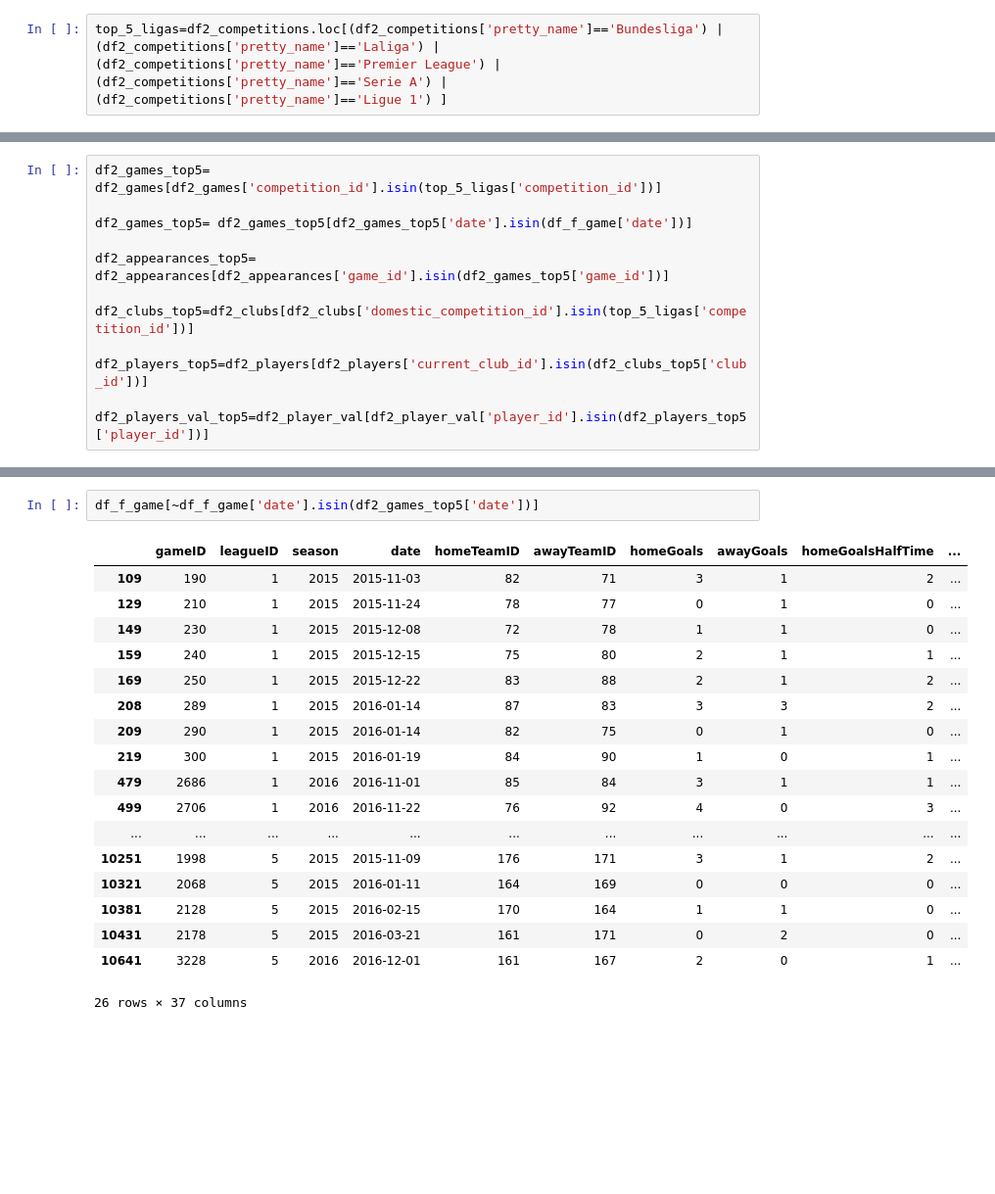
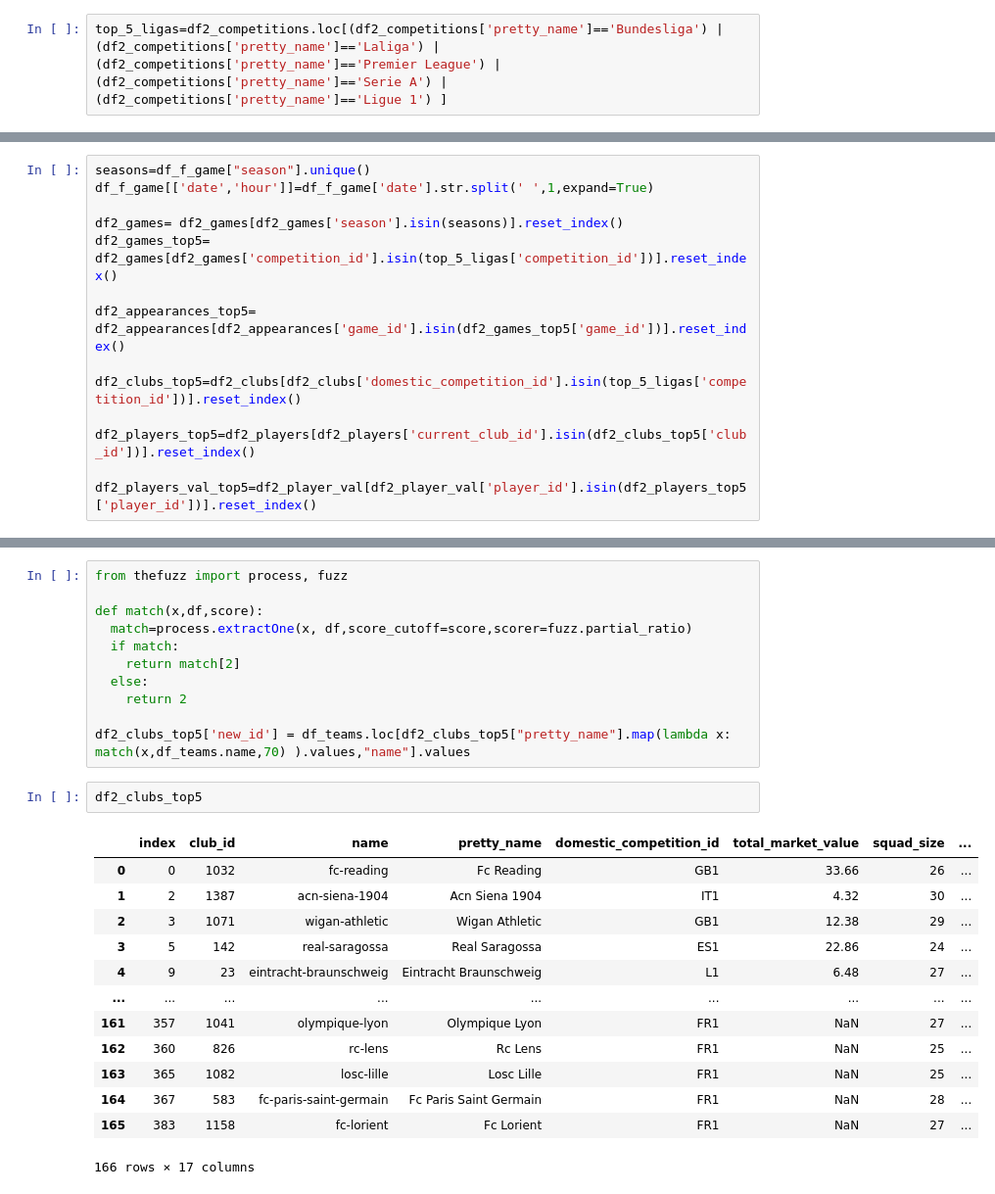
Before and after one commit to mcannoni/soccer_database, a Jupyter notebook: ProyectoDS_ParteI_+Cannoni+Poses.ipynb, the cells around one changed output, grey strips where cells are left out. Shown: that part at 98% size. Cells and saved outputs as stored; diff of their text form; blank space fills up the shorter version.

```diff
--- a/ProyectoDS_ParteI_+Cannoni+Poses.ipynb
+++ b/ProyectoDS_ParteI_+Cannoni+Poses.ipynb
@@ -203,14 +211,16 @@ from thefuzz import process
    # See note below
 top_5_ligas['new_id'] = df_leagues.loc[top_5_ligas["name"].map(lambda x: process.extractOne(x, df_leagues.name)[2]).values,'leagueID'].values
 # %%
-df2_games_top5= df2_games[df2_games['competition_id'].isin(top_5_ligas['competition_id'])]
+seasons=df_f_game["season"].unique()
+df_f_game[['date','hour']]=df_f_game['date'].str.split(' ',1,expand=True)
 
-df2_games_top5= df2_games_top5[df2_games_top5['date'].isin(df_f_game['date'])]
+df2_games= df2_games[df2_games['season'].isin(seasons)].reset_index()
+df2_games_top5= df2_games[df2_games['competition_id'].isin(top_5_ligas['competition_id'])].reset_index()
 
-df2_appearances_top5= df2_appearances[df2_appearances['game_id'].isin(df2_games_top5['game_id'])]
+df2_appearances_top5= df2_appearances[df2_appearances['game_id'].isin(df2_games_top5['game_id'])].reset_index()
 
-df2_clubs_top5=df2_clubs[df2_clubs['domestic_competition_id'].isin(top_5_ligas['competition_id'])]
+df2_clubs_top5=df2_clubs[df2_clubs['domestic_competition_id'].isin(top_5_ligas['competition_id'])].reset_index()
 
-df2_players_top5=df2_players[df2_players['current_club_id'].isin(df2_clubs_top5['club_id'])]
+df2_players_top5=df2_players[df2_players['current_club_id'].isin(df2_clubs_top5['club_id'])].reset_index()
 
-df2_players_val_top5=df2_player_val[df2_player_val['player_id'].isin(df2_players_top5['player_id'])]
+df2_players_val_top5=df2_player_val[df2_player_val['player_id'].isin(df2_players_top5['player_id'])].reset_index()
@@ -235,21 +227,27 @@ df2_games_top5
-# %%
-df_f_game[~df_f_game['date'].isin(df2_games_top5['date'])]
-# %% [output]
-|  | gameID | leagueID | season | date | homeTeamID | awayTeamID | homeGoals | awayGoals | homeGoalsHalfTime | ... |
-| 109 | 190 | 1 | 2015 | 2015-11-03 | 82 | 71 | 3 | 1 | 2 | ... |
-| 129 | 210 | 1 | 2015 | 2015-11-24 | 78 | 77 | 0 | 1 | 0 | ... |
-| 149 | 230 | 1 | 2015 | 2015-12-08 | 72 | 78 | 1 | 1 | 0 | ... |
-| 159 | 240 | 1 | 2015 | 2015-12-15 | 75 | 80 | 2 | 1 | 1 | ... |
-| 169 | 250 | 1 | 2015 | 2015-12-22 | 83 | 88 | 2 | 1 | 2 | ... |
-| 208 | 289 | 1 | 2015 | 2016-01-14 | 87 | 83 | 3 | 3 | 2 | ... |
-| 209 | 290 | 1 | 2015 | 2016-01-14 | 82 | 75 | 0 | 1 | 0 | ... |
-| 219 | 300 | 1 | 2015 | 2016-01-19 | 84 | 90 | 1 | 0 | 1 | ... |
-| 479 | 2686 | 1 | 2016 | 2016-11-01 | 85 | 84 | 3 | 1 | 1 | ... |
-| 499 | 2706 | 1 | 2016 | 2016-11-22 | 76 | 92 | 4 | 0 | 3 | ... |
-| ... | ... | ... | ... | ... | ... | ... | ... | ... | ... | ... |
-| 10251 | 1998 | 5 | 2015 | 2015-11-09 | 176 | 171 | 3 | 1 | 2 | ... |
-| 10321 | 2068 | 5 | 2015 | 2016-01-11 | 164 | 169 | 0 | 0 | 0 | ... |
-| 10381 | 2128 | 5 | 2015 | 2016-02-15 | 170 | 164 | 1 | 1 | 0 | ... |
-| 10431 | 2178 | 5 | 2015 | 2016-03-21 | 161 | 171 | 0 | 2 | 0 | ... |
-| 10641 | 3228 | 5 | 2016 | 2016-12-01 | 161 | 167 | 2 | 0 | 1 | ... |
-26 rows × 37 columns
+# %%
+from thefuzz import process, fuzz
+
+def match(x,df,score):
+  match=process.extractOne(x, df,score_cutoff=score,scorer=fuzz.partial_ratio)
+  if match:
+    return match[2]
+  else:
+    return 2
+
+df2_clubs_top5['new_id'] = df_teams.loc[df2_clubs_top5["pretty_name"].map(lambda x: match(x,df_teams.name,70) ).values,"name"].values
+# %%
+df2_clubs_top5
+# %% [output]
+|  | index | club_id | name | pretty_name | domestic_competition_id | total_market_value | squad_size | ... |
+| 0 | 0 | 1032 | fc-reading | Fc Reading | GB1 | 33.66 | 26 | ... |
+| 1 | 2 | 1387 | acn-siena-1904 | Acn Siena 1904 | IT1 | 4.32 | 30 | ... |
+| 2 | 3 | 1071 | wigan-athletic | Wigan Athletic | GB1 | 12.38 | 29 | ... |
+| 3 | 5 | 142 | real-saragossa | Real Saragossa | ES1 | 22.86 | 24 | ... |
+| 4 | 9 | 23 | eintracht-braunschweig | Eintracht Braunschweig | L1 | 6.48 | 27 | ... |
+| ... | ... | ... | ... | ... | ... | ... | ... | ... |
+| 161 | 357 | 1041 | olympique-lyon | Olympique Lyon | FR1 | NaN | 27 | ... |
+| 162 | 360 | 826 | rc-lens | Rc Lens | FR1 | NaN | 25 | ... |
+| 163 | 365 | 1082 | losc-lille | Losc Lille | FR1 | NaN | 25 | ... |
+| 164 | 367 | 583 | fc-paris-saint-germain | Fc Paris Saint Germain | FR1 | NaN | 28 | ... |
+| 165 | 383 | 1158 | fc-lorient | Fc Lorient | FR1 | NaN | 27 | ... |
+166 rows × 17 columns
```
Also changed, not shown: parts of 14 cells of this notebook.
